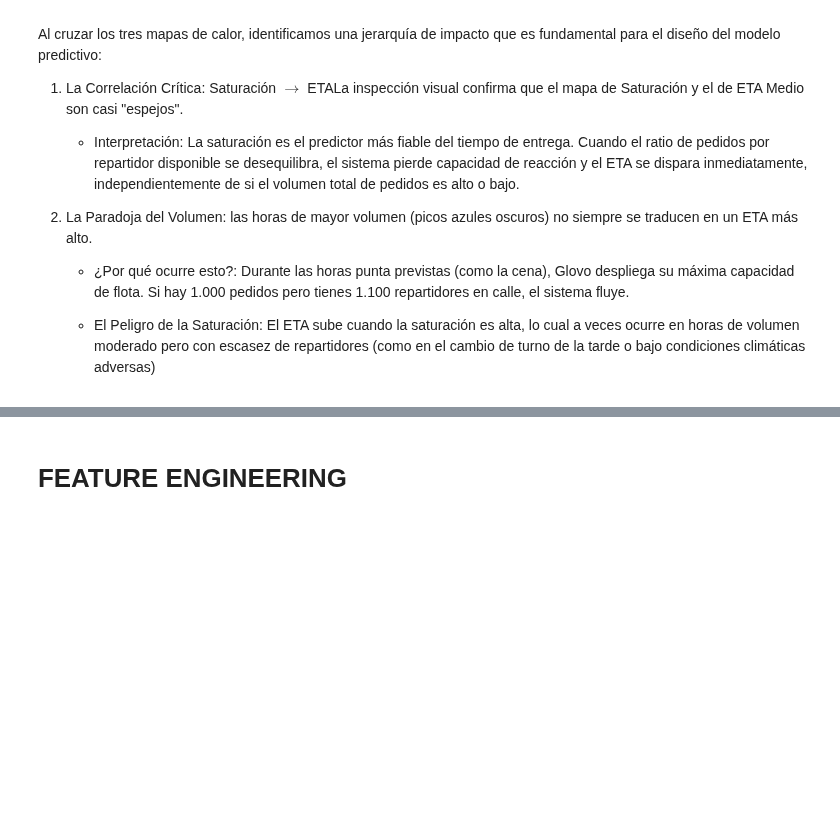
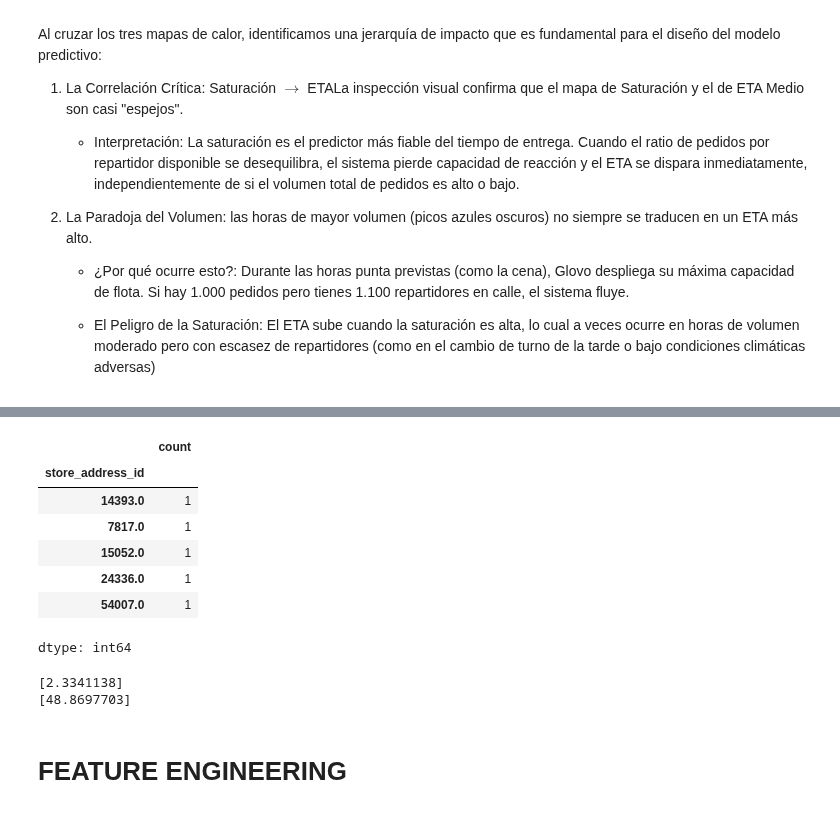
Before and after one commit to antni201204/Glovo_reto, a Jupyter notebook: GLOVO.ipynb, the cells around one changed output, grey strips where cells are left out. Drawn from its saved outputs; the diff is of its cells as text; code cells hidden in the pictures; blank space fills up the shorter version.

```diff
--- a/GLOVO.ipynb
+++ b/GLOVO.ipynb
@@ -516,3 +507,21 @@ Al cruzar los tres mapas de calor, identificamos una jerarquía de impacto que e
+# %%
+display(df["store_address_id"].value_counts().tail(5))
+# %% [output]
+|  | count |
+| store_address_id |  |
+| 14393.0 | 1 |
+| 7817.0 | 1 |
+| 15052.0 | 1 |
+| 24336.0 | 1 |
+| 54007.0 | 1 |
+dtype: int64
+# %%
+id=24336.0
+print(df[df["store_address_id"]==id]["pickup_longitude"].unique())
+print(df[df["store_address_id"]==id]["pickup_latitude"].unique())
+# %% [output]
+[2.3341138]
+[48.8697703]
 # %% [markdown]
 # FEATURE ENGINEERING
 # %% [markdown]
```
Also changed, not shown: parts of 66 cells of this notebook.
